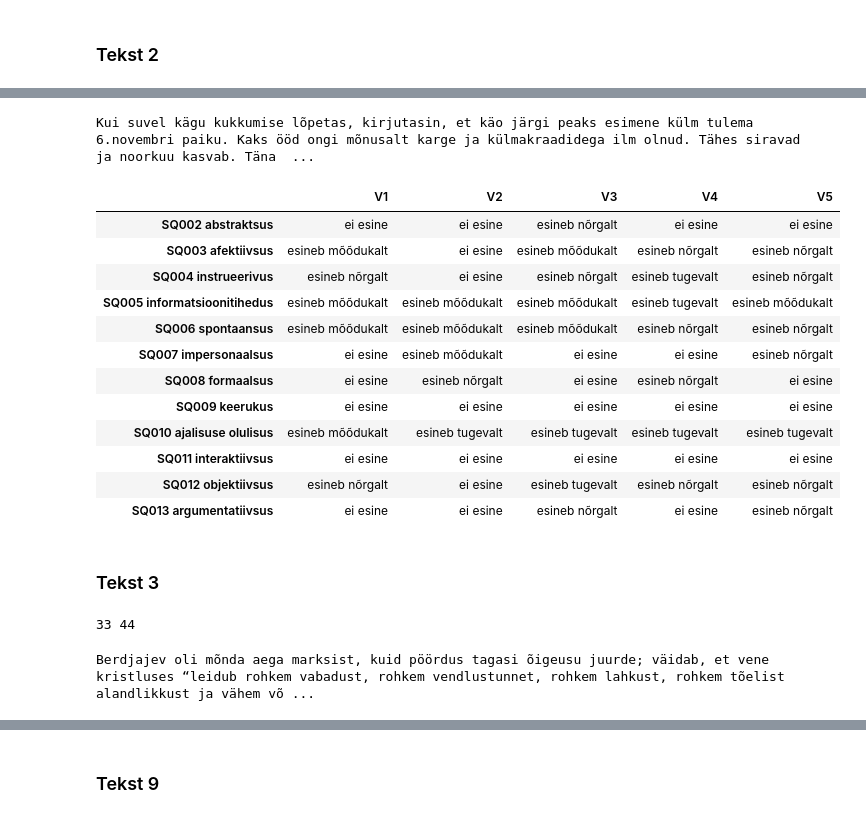
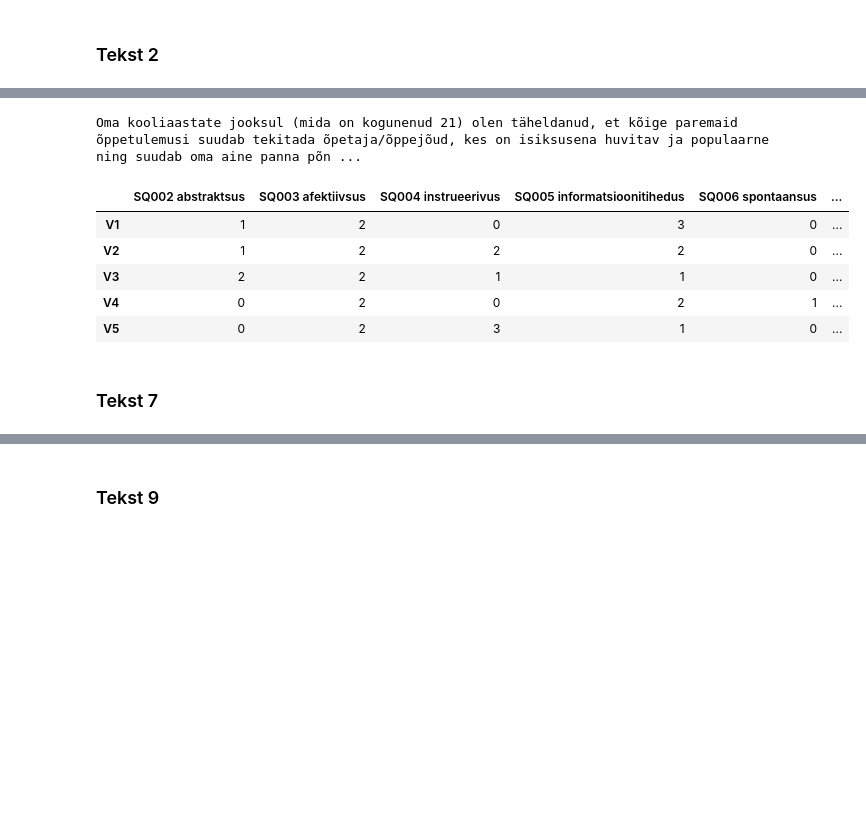
Before and after one commit to kristiinavaik/katse, a Jupyter notebook: tulemused.ipynb, the cells around one changed output, grey strips where cells are left out. Saved outputs shown, nothing was run; the diff lists cells and outputs as text; code cells hidden in the pictures; blank space fills up the shorter version.

```diff
--- a/tulemused.ipynb
+++ b/tulemused.ipynb
@@ -2,8 +2,16 @@
 import csv
 import pandas as pd
 # %%
-vastused = list(csv.reader(open('../vvexport_739684.csv', 'r'), delimiter='\t'))
+vastused = list(csv.reader(open('vvexport_739684.csv', 'r'), delimiter='\t'))
 # %%
+answer_mapping = {
+    'A2': 0, # ei esine
+    'A3': 1, # esineb nõrgalt
+    'A4': 2, # esineb mõõdukalt
+    'A5': 3, # esineb tugevalt
+    'A6': 4  # ei oska vastata
+}
+
 dimension_mapping = {
     'SQ002': 'abstraktsus',
     'SQ003': 'afektiivsus',
@@ -18,4 +26,3 @@ dimension_mapping = {
     'SQ012': 'objektiivsus',
     'SQ013': 'argumentatiivsus'
 }
-dimension_mapping
@@ -35,11 +29,3 @@ dimension_mapping
-# %%
-answer_mapping = {
-    'A2': 'ei esine',
-    'A3': 'esineb nõrgalt',
-    'A4': 'esineb mõõdukalt',
-    'A5': 'esineb tugevalt',
-    'A6': 'ei oska vastata'
-}
 # %%
 # for i, line in enumerate(zip(vastused[1], vastused[2], vastused[3], vastused[4], vastused[5], vastused[6])):
 #     print(i, line)
@@ -90,33 +151,20 @@ print(start_index, end_index)
 # %%
 print(vastused[0][start_index])
 # %% [output]
-Kui suvel kägu kukkumise lõpetas, kirjutasin, et käo järgi peaks esimene külm tulema 6.novembri paiku. Kaks ööd ongi mõnusalt karge ja külmakraadidega ilm olnud. Tähes siravad ja noorkuu kasvab. Täna  ...
+Oma kooliaastate jooksul (mida on kogunenud 21) olen täheldanud, et kõige paremaid õppetulemusi suudab tekitada õpetaja/õppejõud, kes on isiksusena huvitav ja populaarne ning suudab oma aine panna põn ...
 # %%
-pd.DataFrame.from_dict(generate_dict(start_index, end_index), orient='index', columns=['V1', 'V2', 'V3', 'V4', 'V5'])
+df_6 = pd.DataFrame.from_dict(generate_dict(start_index, end_index), orient='index', columns=['V1', 'V2', 'V3', 'V4', 'V5']).T
+df_6_var = df_6.var()
+df_6
 # %% [output]
-|  | V1 | V2 | V3 | V4 | V5 |
-| SQ002 abstraktsus | ei esine | ei esine | esineb nõrgalt | ei esine | ei esine |
-| SQ003 afektiivsus | esineb mõõdukalt | ei esine | esineb mõõdukalt | esineb nõrgalt | esineb nõrgalt |
-| SQ004 instrueerivus | esineb nõrgalt | ei esine | esineb nõrgalt | esineb tugevalt | esineb nõrgalt |
-| SQ005 informatsioonitihedus | esineb mõõdukalt | esineb mõõdukalt | esineb mõõdukalt | esineb tugevalt | esineb mõõdukalt |
-| SQ006 spontaansus | esineb mõõdukalt | esineb mõõdukalt | esineb mõõdukalt | esineb nõrgalt | esineb nõrgalt |
-| SQ007 impersonaalsus | ei esine | esineb mõõdukalt | ei esine | ei esine | esineb nõrgalt |
-| SQ008 formaalsus | ei esine | esineb nõrgalt | ei esine | esineb nõrgalt | ei esine |
-| SQ009 keerukus | ei esine | ei esine | ei esine | ei esine | ei esine |
-| SQ010 ajalisuse olulisus | esineb mõõdukalt | esineb tugevalt | esineb tugevalt | esineb tugevalt | esineb tugevalt |
-| SQ011 interaktiivsus | ei esine | ei esine | ei esine | ei esine | ei esine |
-| SQ012 objektiivsus | esineb nõrgalt | ei esine | esineb tugevalt | esineb nõrgalt | esineb nõrgalt |
-| SQ013 argumentatiivsus | ei esine | ei esine | esineb nõrgalt | ei esine | esineb nõrgalt |
+|  | SQ002 abstraktsus | SQ003 afektiivsus | SQ004 instrueerivus | SQ005 informatsioonitihedus | SQ006 spontaansus | ... |
+| V1 | 1 | 2 | 0 | 3 | 0 | ... |
+| V2 | 1 | 2 | 2 | 2 | 0 | ... |
+| V3 | 2 | 2 | 1 | 1 | 0 | ... |
+| V4 | 0 | 2 | 0 | 2 | 1 | ... |
+| V5 | 0 | 2 | 3 | 1 | 0 | ... |
 # %% [markdown]
-### Tekst 3
+### Tekst 7
 # %%
 start_index = end_index
-end_index =  start_index + 11
-print(start_index, end_index)
+end_index =  start_index + 12
-# %% [output]
-33 44
-# %%
-print(vastused[0][start_index])
-#K3 on diemsnioon 7 puudu :(
-# %% [output]
-Berdjajev oli mõnda aega marksist, kuid pöördus tagasi õigeusu juurde; väidab, et vene kristluses “leidub rohkem vabadust, rohkem vendlustunnet, rohkem lahkust, rohkem tõelist alandlikkust ja vähem võ ...
```
Also changed, not shown: parts of 125 cells of this notebook.
